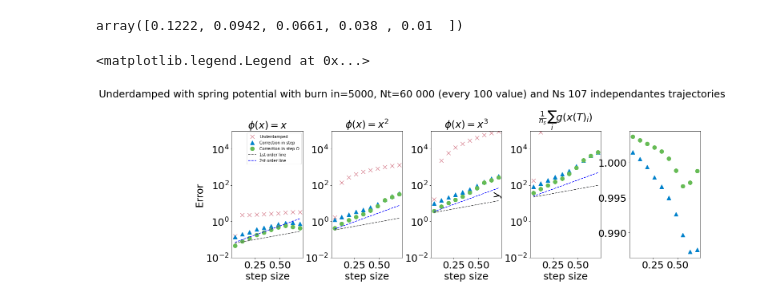
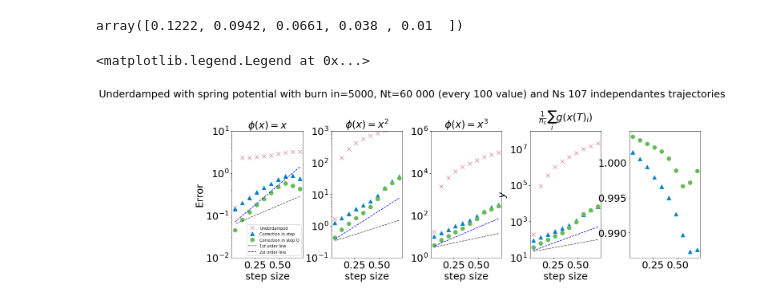
Before and after one commit to alixsleroy/Stepupyourgame, a Jupyter notebook: eddie/visualisations/Spring_plot_accuracy_eddie_29012024.ipynb, the cells around one changed output. Drawn from its saved outputs; the diff is of its cells as text; code cells hidden in the pictures.

```diff
--- a/eddie/visualisations/Spring_plot_accuracy_eddie_29012024.ipynb
+++ b/eddie/visualisations/Spring_plot_accuracy_eddie_29012024.ipynb
@@ -765,39 +765,35 @@ ax3.semilogy(dtlist[lb:ub], 10**(2*x + c),"--",color="blue",label="2st order lin
 x = (dtlist[lb:ub])
 A = np.vstack([x, np.ones(len(x))]).T
 m, c = np.linalg.lstsq(A, np.log10((mom4_list)[lb:ub]), rcond=None)[0]
 ax4.semilogy(dtlist[lb:ub], 10**(1*x + c),"--",color=myblack,label="1st order line")
 ax4.semilogy(dtlist[lb:ub], 10**(2*x + c),"--",color="blue",label="2st order line")
 # ax1.text(dtlist[lb:ub][0]+.051,10**(m*x + c)[0]-0.00005,"$\\frac{\\Delta y}{\\Delta x}=$"+str(round(m,2)),color=myblue,rotation=0.,fontsize=font_size)
 
-ax1.set_ylim([10**(-2),10**5]) #change to -7.5 for a=2.5
-ax2.set_ylim([10**(-2),10**5]) #change to -7.5 for a=2.5
-ax3.set_ylim([10**(-2),10**5]) #change to -7.5 for a=2.5
-ax4.set_ylim([10**(-2),10**5]) #change to -7.5 for a=2.5
-
-ax1.set_ylim([10**(-2),10**5]) #change to -7.5 for a=2.5
-ax2.set_ylim([10**(-2),10**5]) #change to -7.5 for a=2.5
-ax3.set_ylim([10**(-2),10**5]) #change to -7.5 for a=2.5
+ax1.set_ylim([10**(-2),10**1]) #change to -7.5 for a=2.5
+ax2.set_ylim([10**(-1),10**3]) #change to -7.5 for a=2.5
+ax3.set_ylim([10**(-0),10**6]) #change to -7.5 for a=2.5
+ax4.set_ylim([10**(1),10**8]) #change to -7.5 for a=2.5
 
 
 #label of y axis
 ax1.set_title("$\\phi(x)=x$",fontsize=font_size)
 ax2.set_title("$\\phi(x)=x^2$",fontsize=font_size)
 ax3.set_title("$\\phi(x)=x^3$",fontsize=font_size)
 ax4.set_title("$\\frac{1}{n_s}\\sum_{i} g(x(T)_i)$",fontsize=font_size)
 
 # label of y axis
 ax1.set_ylabel("Error",fontsize=font_size)
 # ax2.set_ylabel("Error",fontsize=font_size)
 # ax3.set_ylabel("Error",fontsize=font_size)
 ax4.set_ylabel("$y$",fontsize=font_size)
 
 # label of x axis
 ax1.set_xlabel("step size",fontsize=font_size)
 ax2.set_xlabel("step size",fontsize=font_size)
 ax3.set_xlabel("step size",fontsize=font_size)
 ax4.set_xlabel("step size",fontsize=font_size)
 
 ax1.legend()
 # %% [output]
 <matplotlib.legend.Legend at 0x...>
-[figure, old version]
+[figure, new version]
```
Also changed, not shown: parts of 1 cell of this notebook, 2 other files.
